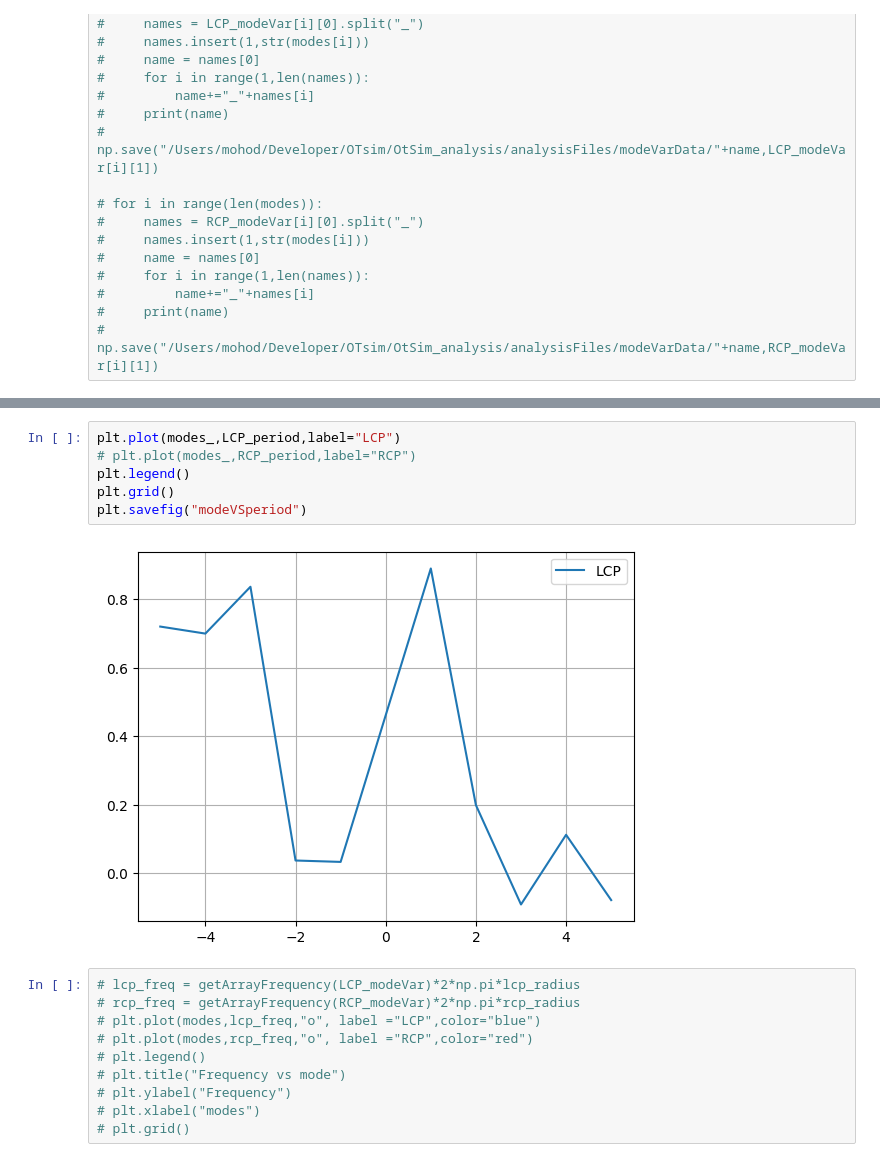
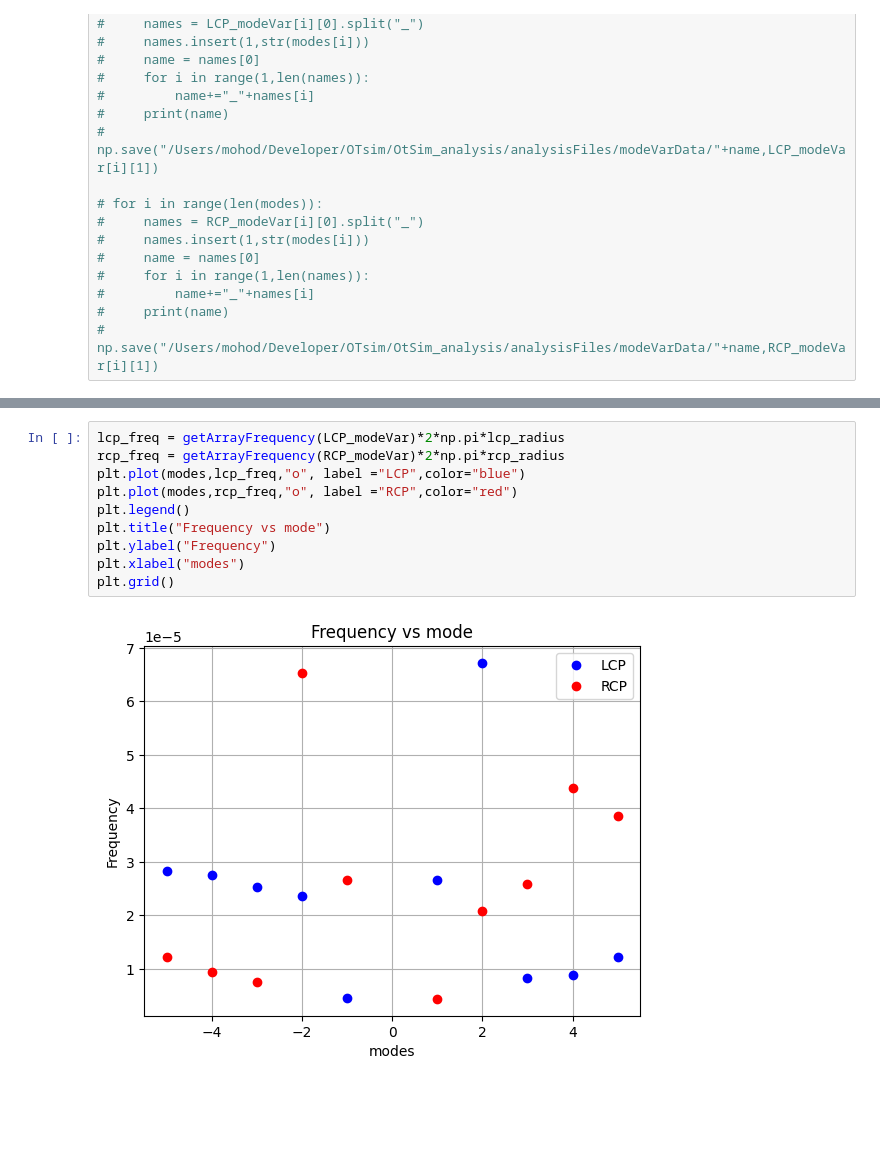
Before and after one commit to yashmohod/OtSim_analysis, a Jupyter notebook: analysisFiles/graphs-Dimer.ipynb, the cells around one changed output, grey strips where cells are left out. Drawn from its saved outputs; the diff is of its cells as text; blank space fills up the shorter version.

```diff
--- a/analysisFiles/graphs-Dimer.ipynb
+++ b/analysisFiles/graphs-Dimer.ipynb
@@ -190,21 +126,15 @@ for i in range(len(modes_)):
-# %%
-plt.plot(modes_,LCP_period,label="LCP")
-# plt.plot(modes_,RCP_period,label="RCP")
-plt.legend()
-plt.grid()
-plt.savefig("modeVSperiod")
-# %% [output]
-[figure, removed]
 # %%
-# lcp_freq = getArrayFrequency(LCP_modeVar)*2*np.pi*lcp_radius
-# rcp_freq = getArrayFrequency(RCP_modeVar)*2*np.pi*rcp_radius
-# plt.plot(modes,lcp_freq,"o", label ="LCP",color="blue")
-# plt.plot(modes,rcp_freq,"o", label ="RCP",color="red")
-# plt.legend()
-# plt.title("Frequency vs mode")
-# plt.ylabel("Frequency")
-# plt.xlabel("modes")
-# plt.grid()
+lcp_freq = getArrayFrequency(LCP_modeVar)*2*np.pi*lcp_radius
+rcp_freq = getArrayFrequency(RCP_modeVar)*2*np.pi*rcp_radius
+plt.plot(modes,lcp_freq,"o", label ="LCP",color="blue")
+plt.plot(modes,rcp_freq,"o", label ="RCP",color="red")
+plt.legend()
+plt.title("Frequency vs mode")
+plt.ylabel("Frequency")
+plt.xlabel("modes")
+plt.grid()
+# %% [output]
+[figure, added]
 # %%
 
 
```
Also changed, not shown: parts of 12 cells of this notebook, 9 other files.
